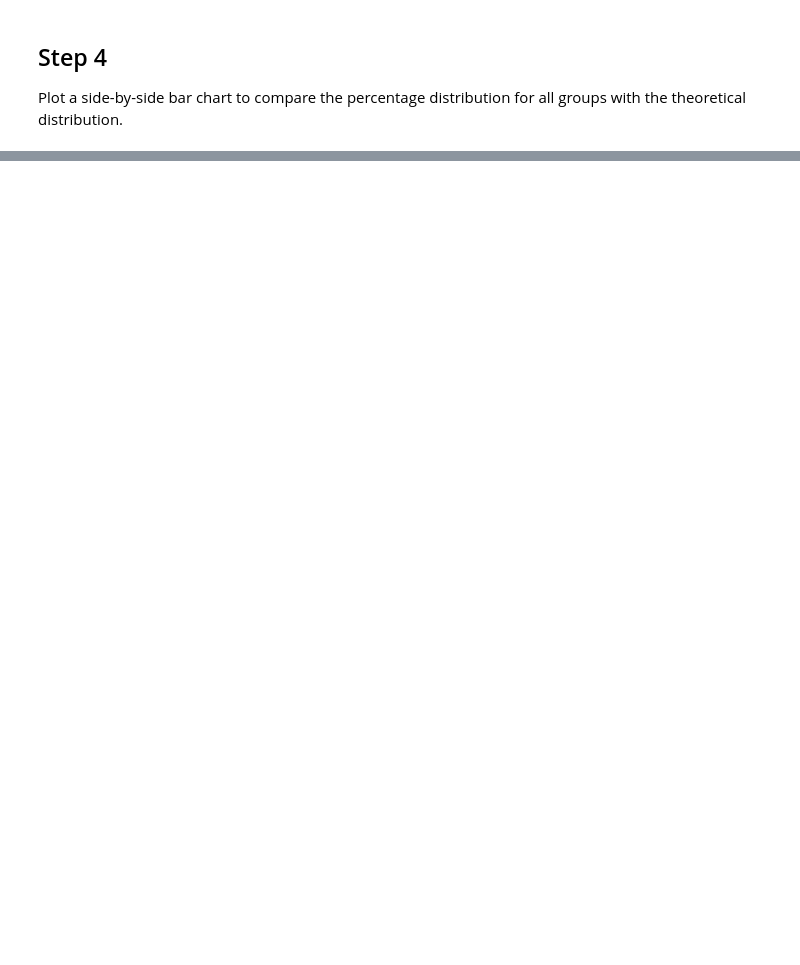
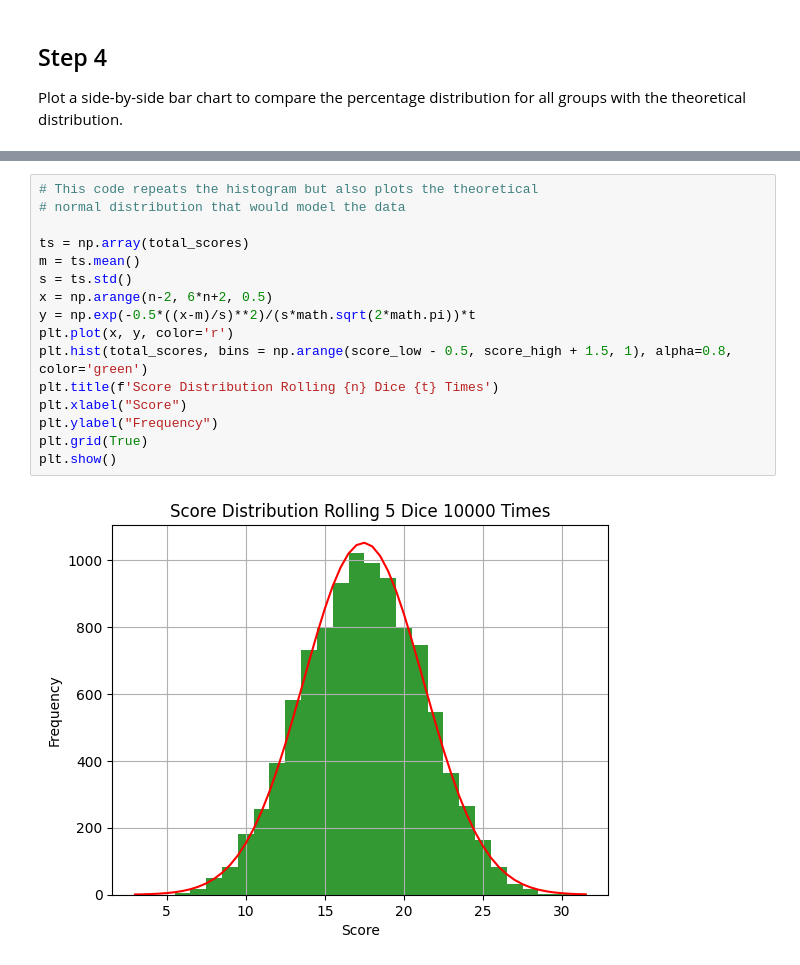
Before and after one commit to guyfrancis/dat1001, a Jupyter notebook: Dice_Experiment.ipynb, the cells around one changed output, grey strips where cells are left out. Saved outputs shown, nothing was run; the diff lists cells and outputs as text; blank space fills up the shorter version.

```diff
--- a/Dice_Experiment.ipynb
+++ b/Dice_Experiment.ipynb
@@ -187,0 +189,18 @@ plt.show()
+# %%
+# This code repeats the histogram but also plots the theoretical
+# normal distribution that would model the data
+
+ts = np.array(total_scores)
+m = ts.mean()
+s = ts.std()
+x = np.arange(n-2, 6*n+2, 0.5)
+y = np.exp(-0.5*((x-m)/s)**2)/(s*math.sqrt(2*math.pi))*t
+plt.plot(x, y, color='r')
+plt.hist(total_scores, bins = np.arange(score_low - 0.5, score_high + 1.5, 1), alpha=0.8, color='green')
+plt.title(f'Score Distribution Rolling {n} Dice {t} Times')
+plt.xlabel("Score")
+plt.ylabel("Frequency")
+plt.grid(True)
+plt.show()
+# %% [output]
+[figure, added]
```
Also changed, not shown: parts of 11 cells of this notebook, 4 other files.
